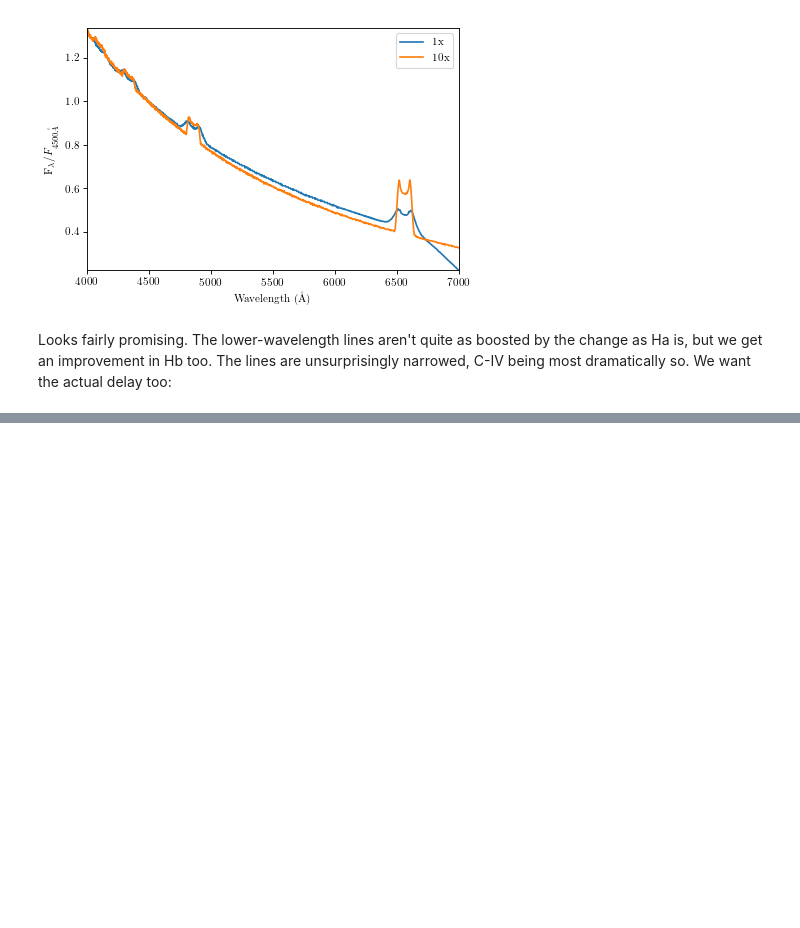
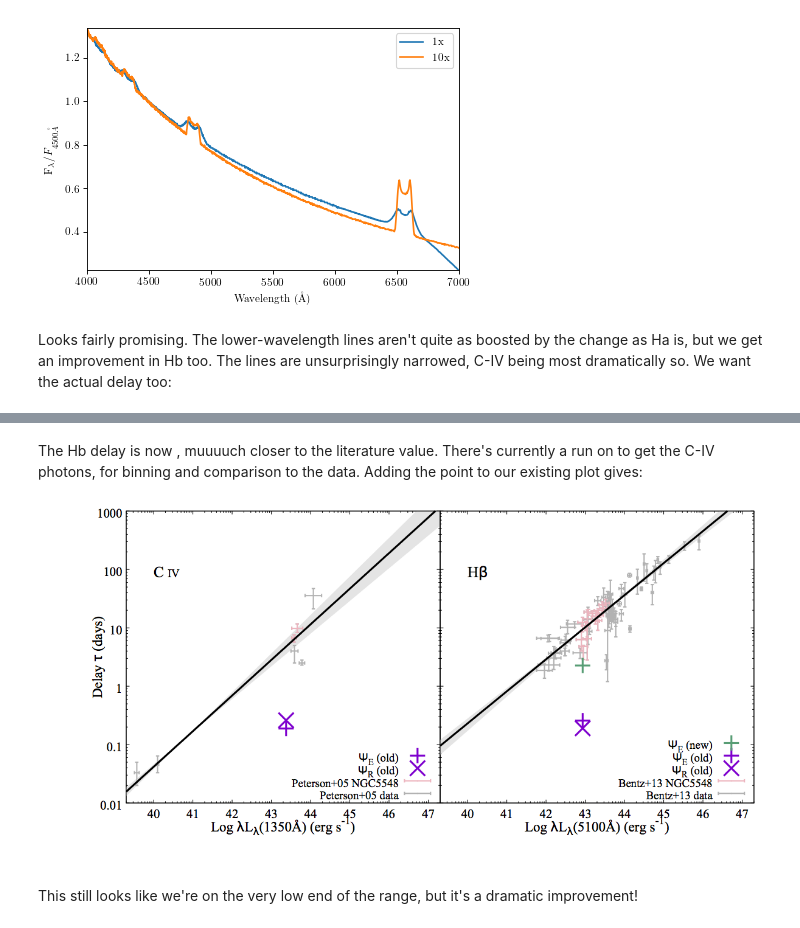
Before and after one commit to smangham/paper_cloudy, a Jupyter notebook: initial_analysis.ipynb, the cells around one changed output, grey strips where cells are left out. Drawn from its saved outputs; the diff is of its cells as text; code cells hidden in the pictures; blank space fills up the shorter version.

```diff
--- a/initial_analysis.ipynb
+++ b/initial_analysis.ipynb
@@ -171,0 +175,9 @@ Image(filename = PATH, width=100, height=100)
+# %% [markdown]
+The Hb delay is now , muuuuch closer to the literature value. There's currently a run on to get the  C-IV photons, for binning and comparison to the data. Adding the point to our existing plot gives:
+# %%
+PATH = "/Users/amsys/paper_cloudy/lum_t.png"
+Image(filename = PATH, width=800, height=800)
+# %% [output]
+[figure, added]
+# %% [markdown]
+This still looks like we're on the very low end of the range, but it's a dramatic improvement!
```
Also changed, not shown: parts of 3 cells of this notebook, 13 other files.
